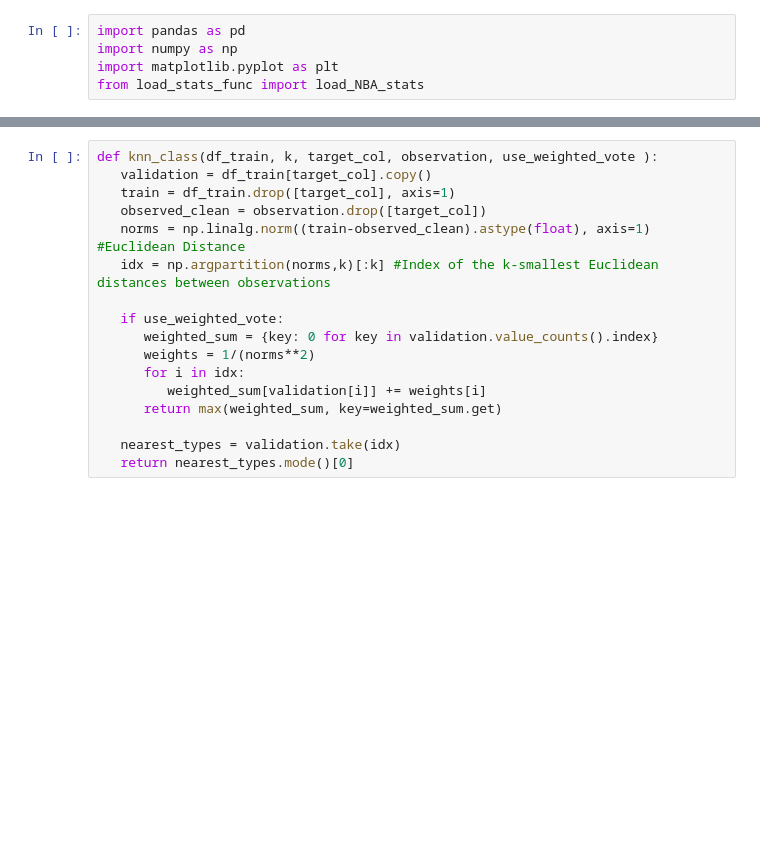
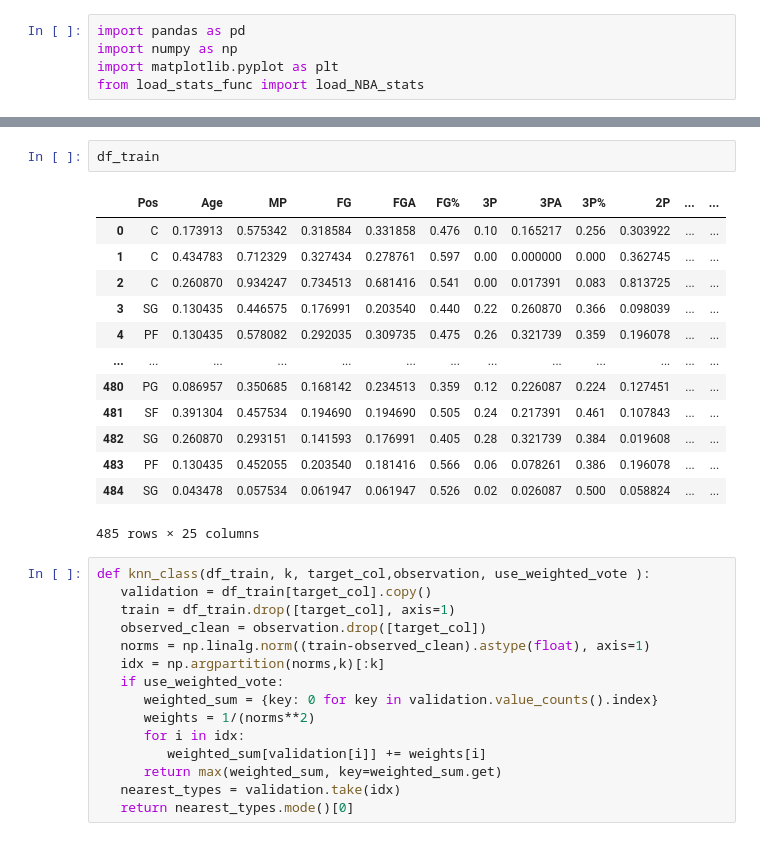
Before and after one commit to amankavil11/kNN_NBA_Classifier, a Jupyter notebook: kNN_NBA_Position_Classifier.ipynb, the cells around one changed output, grey strips where cells are left out. Cells and saved outputs as stored; diff of their text form; blank space fills up the shorter version.

```diff
--- a/kNN_NBA_Position_Classifier.ipynb
+++ b/kNN_NBA_Position_Classifier.ipynb
@@ -92,17 +80,31 @@ df_X_train
+# %%
+df_train
+# %% [output]
+|  | Pos | Age | MP | FG | FGA | FG% | 3P | 3PA | 3P% | 2P | ... | ... |
+| 0 | C | 0.173913 | 0.575342 | 0.318584 | 0.331858 | 0.476 | 0.10 | 0.165217 | 0.256 | 0.303922 | ... | ... |
+| 1 | C | 0.434783 | 0.712329 | 0.327434 | 0.278761 | 0.597 | 0.00 | 0.000000 | 0.000 | 0.362745 | ... | ... |
+| 2 | C | 0.260870 | 0.934247 | 0.734513 | 0.681416 | 0.541 | 0.00 | 0.017391 | 0.083 | 0.813725 | ... | ... |
+| 3 | SG | 0.130435 | 0.446575 | 0.176991 | 0.203540 | 0.440 | 0.22 | 0.260870 | 0.366 | 0.098039 | ... | ... |
+| 4 | PF | 0.130435 | 0.578082 | 0.292035 | 0.309735 | 0.475 | 0.26 | 0.321739 | 0.359 | 0.196078 | ... | ... |
+| ... | ... | ... | ... | ... | ... | ... | ... | ... | ... | ... | ... | ... |
+| 480 | PG | 0.086957 | 0.350685 | 0.168142 | 0.234513 | 0.359 | 0.12 | 0.226087 | 0.224 | 0.127451 | ... | ... |
+| 481 | SF | 0.391304 | 0.457534 | 0.194690 | 0.194690 | 0.505 | 0.24 | 0.217391 | 0.461 | 0.107843 | ... | ... |
+| 482 | SG | 0.260870 | 0.293151 | 0.141593 | 0.176991 | 0.405 | 0.28 | 0.321739 | 0.384 | 0.019608 | ... | ... |
+| 483 | PF | 0.130435 | 0.452055 | 0.203540 | 0.181416 | 0.566 | 0.06 | 0.078261 | 0.386 | 0.196078 | ... | ... |
+| 484 | SG | 0.043478 | 0.057534 | 0.061947 | 0.061947 | 0.526 | 0.02 | 0.026087 | 0.500 | 0.058824 | ... | ... |
+485 rows × 25 columns
 # %%
-def knn_class(df_train, k, target_col, observation, use_weighted_vote ):
+def knn_class(df_train, k, target_col,observation, use_weighted_vote ):
    validation = df_train[target_col].copy()
    train = df_train.drop([target_col], axis=1)
    observed_clean = observation.drop([target_col])
-   norms = np.linalg.norm((train-observed_clean).astype(float), axis=1) #Euclidean Distance
-   idx = np.argpartition(norms,k)[:k] #Index of the k-smallest Euclidean distances between observations
-
+   norms = np.linalg.norm((train-observed_clean).astype(float), axis=1)
+   idx = np.argpartition(norms,k)[:k]
    if use_weighted_vote:
       weighted_sum = {key: 0 for key in validation.value_counts().index}
       weights = 1/(norms**2)
       for i in idx:
          weighted_sum[validation[i]] += weights[i]
       return max(weighted_sum, key=weighted_sum.get)
-
    nearest_types = validation.take(idx)
    return nearest_types.mode()[0]
```
Also changed, not shown: parts of 8 cells of this notebook.
